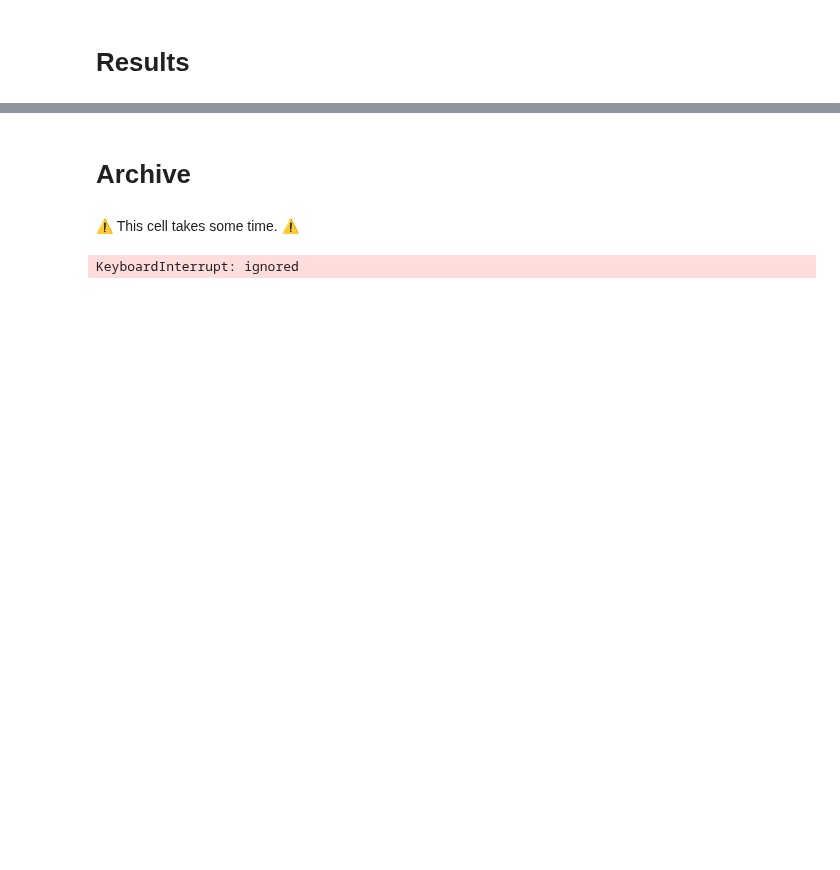
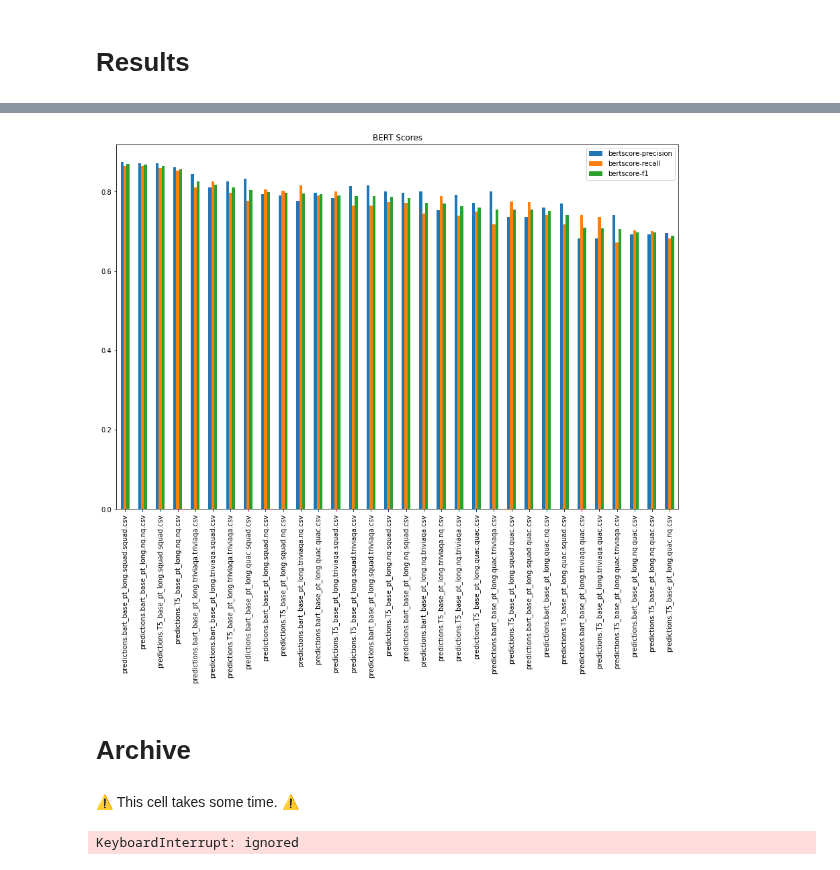
Before and after one commit to jeanlucjackson/w266_NLP_final_project, a Jupyter notebook: code/inference/evaluate_inferences.ipynb, the cells around one changed output, grey strips where cells are left out. Cells and saved outputs as stored; diff of their text form; code cells hidden in the pictures; blank space fills up the shorter version.

```diff
--- a/code/inference/evaluate_inferences.ipynb
+++ b/code/inference/evaluate_inferences.ipynb
@@ -514,3 +626,25 @@ loop through dict and for each dataset add row to pandas DF
+# %%
+# meteor_fig = results_df['meteor']\
+#               .sort_values(ascending=False)\
+#               .plot.bar(figsize=(15,10),
+#                       title='METEOR Scores')\
+#               .get_figure()
+# meteor_fig
+
+# plot_name = join(inference_root, "meteor.png")
+# meteor_fig.savefig(plot_name, bbox_inches='tight')
+
+bertscore_fig = results_df[['bertscore-precision', 'bertscore-recall', 'bertscore-f1']]\
+                  .sort_values(by='bertscore-f1', ascending=False)\
+                  .plot.bar(figsize=(15,10),
+                            title='BERT Scores')\
+                  .get_figure()
+bertscore_fig
+
+plot_name = join(inference_root, "bertscore.png")
+bertscore_fig.savefig(plot_name, bbox_inches='tight')
+# %% [output]
+[figure, added]
 # %% [markdown]
 # Archive
 # %% [markdown]
```
Also changed, not shown: parts of 31 cells of this notebook.
